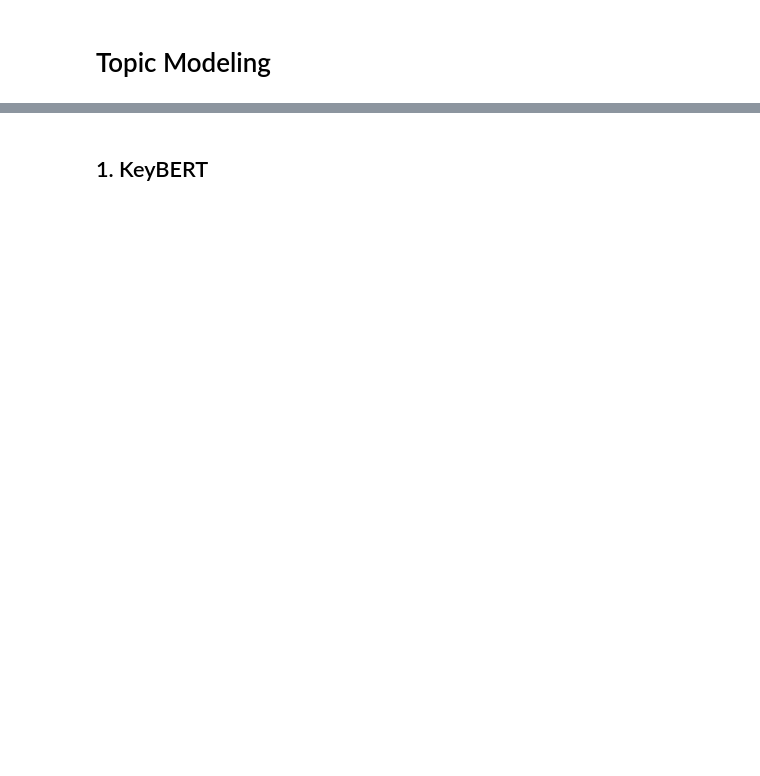
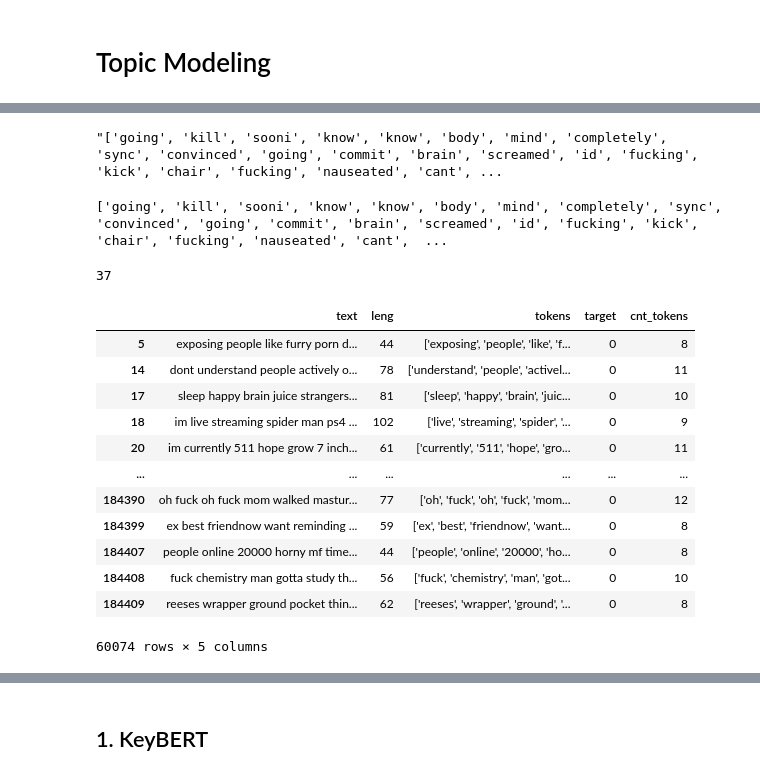
Before and after one commit to minshyee/CP1, a Jupyter notebook: Experiment_model_keyBERT.ipynb, the cells around one changed output, grey strips where cells are left out. Cells and saved outputs as stored; diff of their text form; code cells hidden in the pictures; blank space fills up the shorter version.

```diff
--- a/Experiment_model_keyBERT.ipynb
+++ b/Experiment_model_keyBERT.ipynb
@@ -10,5 +11,5 @@ import re
 # %%
 import pandas as pd
-df = pd.read_csv('/content/drive/MyDrive/AIBootCamp/cp1/Suicide_Detection.csv')
+df = pd.read_csv('/content/drive/MyDrive/AIBootCamp/cp1/train_data.csv')
 df.drop('Unnamed: 0', axis=1, inplace=True)
 # %%
@@ -15,0 +41,2 @@ origin = df.copy()
+# %%
+df = df.dropna()
@@ -15,0 +69,4 @@ origin = df.copy()
+# %%
+df['tokens'][0]
+# %% [output]
+"['going', 'kill', 'sooni', 'know', 'know', 'body', 'mind', 'completely', 'sync', 'convinced', 'going', 'commit', 'brain', 'screamed', 'id', 'fucking', 'kick', 'chair', 'fucking', 'nauseated', 'cant', ...
@@ -15,0 +78,21 @@ origin = df.copy()
+# %%
+convert_lst(df['tokens'][0])
+# %% [output]
+['going', 'kill', 'sooni', 'know', 'know', 'body', 'mind', 'completely', 'sync', 'convinced', 'going', 'commit', 'brain', 'screamed', 'id', 'fucking', 'kick', 'chair', 'fucking', 'nauseated', 'cant',  ...
+37
+# %%
+df['cnt_tokens'] = df.tokens.apply(convert_lst)
+# %% [output]
+|  | text | leng | tokens | target | cnt_tokens |
+| 5 | exposing people like furry porn d... | 44 | ['exposing', 'people', 'like', 'f... | 0 | 8 |
+| 14 | dont understand people actively o... | 78 | ['understand', 'people', 'activel... | 0 | 11 |
+| 17 | sleep happy brain juice strangers... | 81 | ['sleep', 'happy', 'brain', 'juic... | 0 | 10 |
+| 18 | im live streaming spider man ps4 ... | 102 | ['live', 'streaming', 'spider', '... | 0 | 9 |
+| 20 | im currently 511 hope grow 7 inch... | 61 | ['currently', '511', 'hope', 'gro... | 0 | 11 |
+| ... | ... | ... | ... | ... | ... |
+| 184390 | oh fuck oh fuck mom walked mastur... | 77 | ['oh', 'fuck', 'oh', 'fuck', 'mom... | 0 | 12 |
+| 184399 | ex best friendnow want reminding ... | 59 | ['ex', 'best', 'friendnow', 'want... | 0 | 8 |
+| 184407 | people online 20000 horny mf time... | 44 | ['people', 'online', '20000', 'ho... | 0 | 8 |
+| 184408 | fuck chemistry man gotta study th... | 56 | ['fuck', 'chemistry', 'man', 'got... | 0 | 10 |
+| 184409 | reeses wrapper ground pocket thin... | 62 | ['reeses', 'wrapper', 'ground', '... | 0 | 8 |
+60074 rows × 5 columns
```
Also changed, not shown: parts of 33 cells of this notebook.
